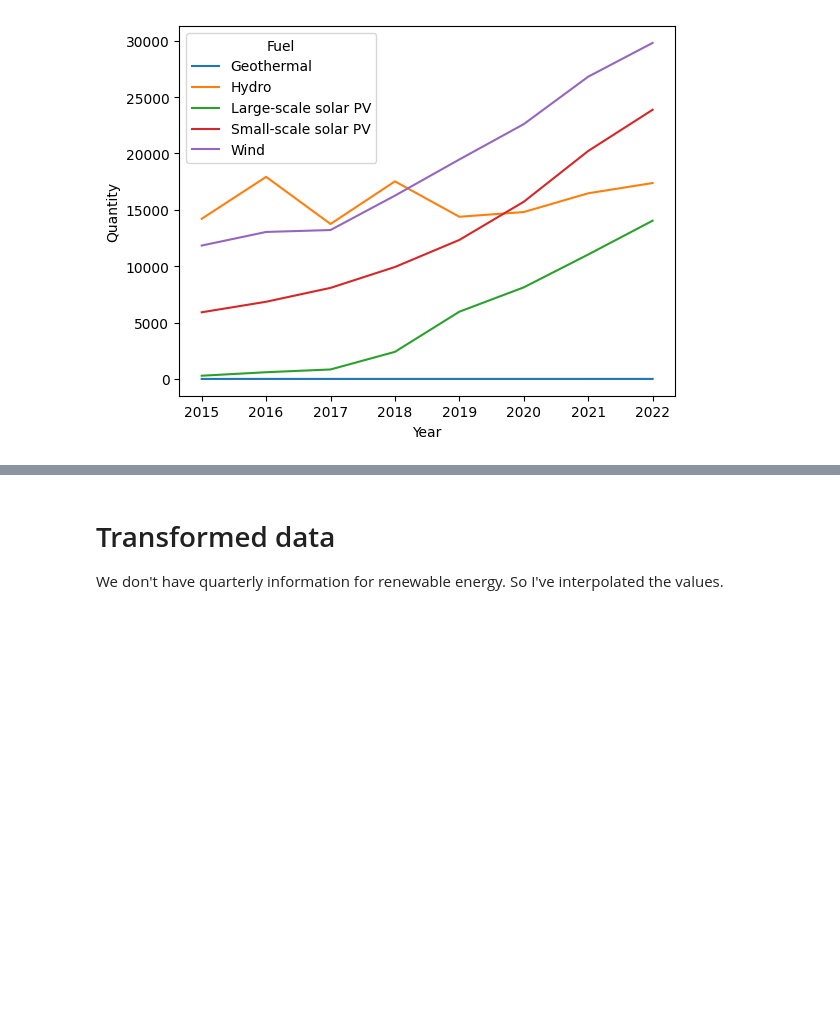
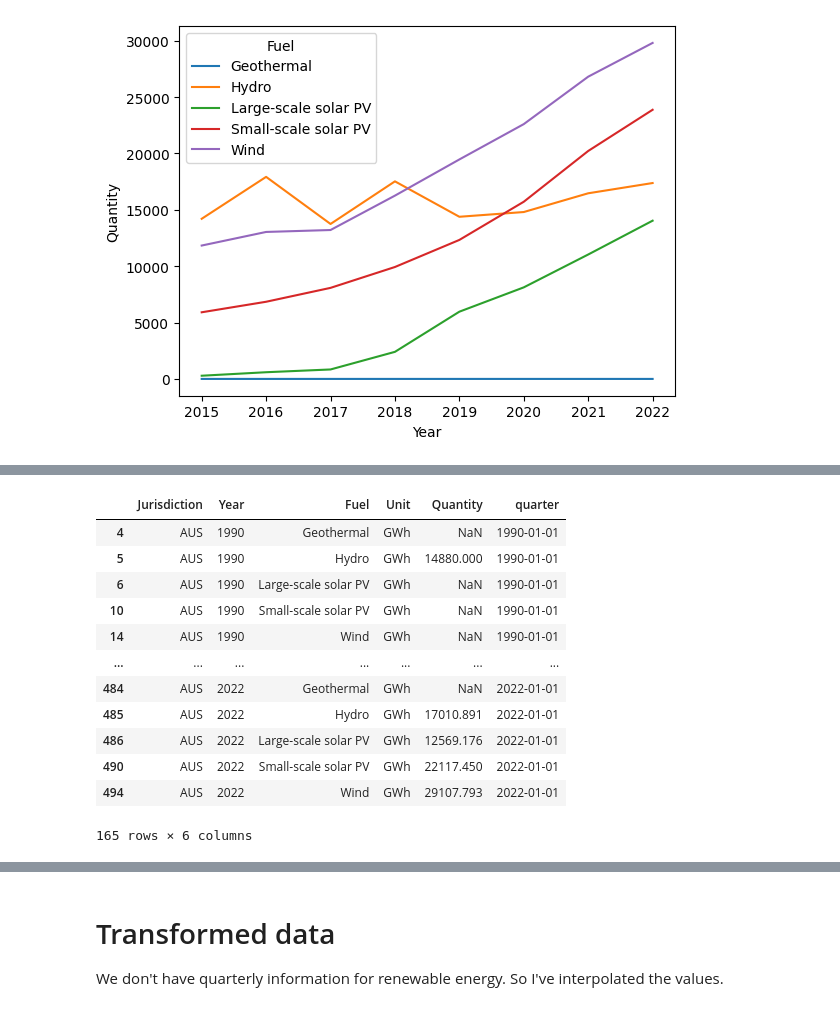
Before and after one commit to z5113296/ZZSC9020-Group-M, a Jupyter notebook: data_discovery/Solar.ipynb, the cells around one changed output, grey strips where cells are left out. Cells and saved outputs as stored; diff of their text form; code cells hidden in the pictures; blank space fills up the shorter version.

```diff
--- a/data_discovery/Solar.ipynb
+++ b/data_discovery/Solar.ipynb
@@ -46,0 +40,21 @@ sns.lineplot(data=df, x='Year', y='Quantity', hue='Fuel')
+# %%
+df = df[df['Jurisdiction'] == 'AUS']
+df = df[df['Fuel'].isin(['Geothermal', 'Hydro', 'Large-scale solar PV', 'Small-scale solar PV', 'Wind'])]
+df['Quantity'] = pd.to_numeric(df['Quantity'], errors='coerce')
+df['Year'] = df['Year'].apply(lambda x: int(x[:4]) + 1)
+df['quarter'] = df['Year'].apply(lambda x: datetime(x, 1, 1))
+df
+# %% [output]
+|  | Jurisdiction | Year | Fuel | Unit | Quantity | quarter |
+| 4 | AUS | 1990 | Geothermal | GWh | NaN | 1990-01-01 |
+| 5 | AUS | 1990 | Hydro | GWh | 14880.000 | 1990-01-01 |
+| 6 | AUS | 1990 | Large-scale solar PV | GWh | NaN | 1990-01-01 |
+| 10 | AUS | 1990 | Small-scale solar PV | GWh | NaN | 1990-01-01 |
+| 14 | AUS | 1990 | Wind | GWh | NaN | 1990-01-01 |
+| ... | ... | ... | ... | ... | ... | ... |
+| 484 | AUS | 2022 | Geothermal | GWh | NaN | 2022-01-01 |
+| 485 | AUS | 2022 | Hydro | GWh | 17010.891 | 2022-01-01 |
+| 486 | AUS | 2022 | Large-scale solar PV | GWh | 12569.176 | 2022-01-01 |
+| 490 | AUS | 2022 | Small-scale solar PV | GWh | 22117.450 | 2022-01-01 |
+| 494 | AUS | 2022 | Wind | GWh | 29107.793 | 2022-01-01 |
+165 rows × 6 columns
```
Also changed, not shown: parts of 11 cells of this notebook, 6 other files.
